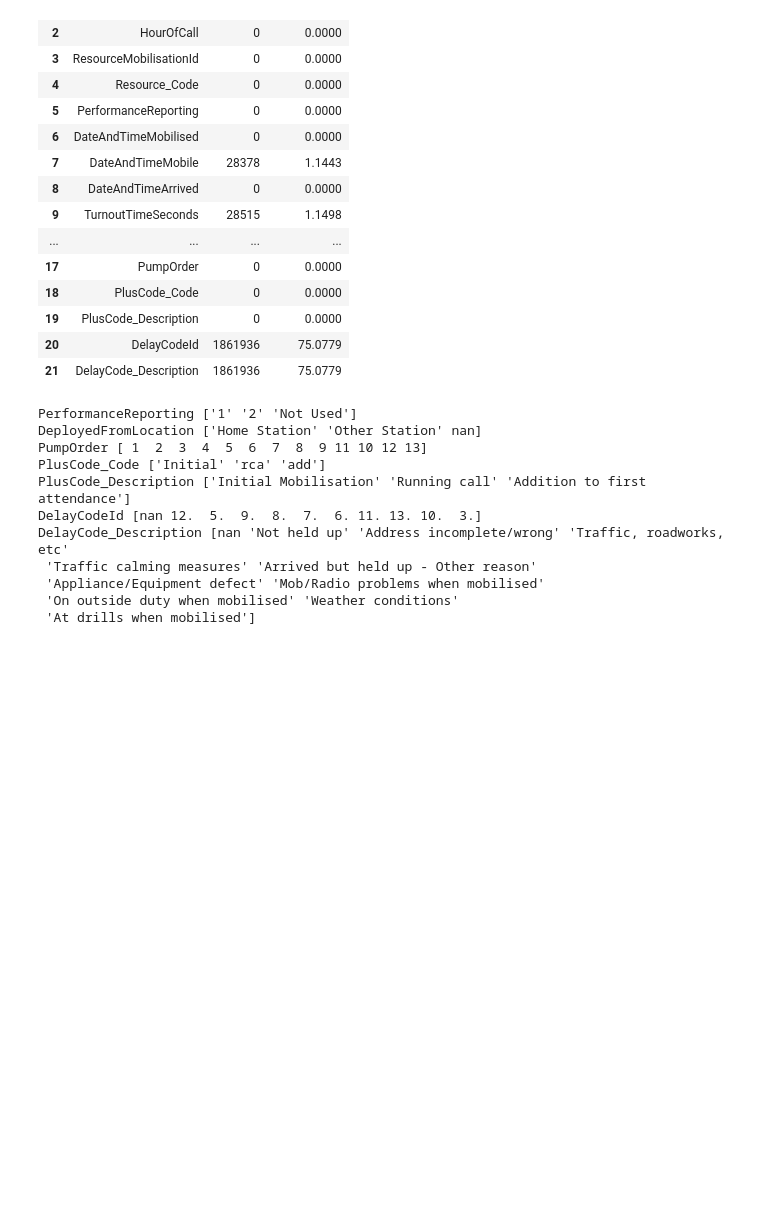
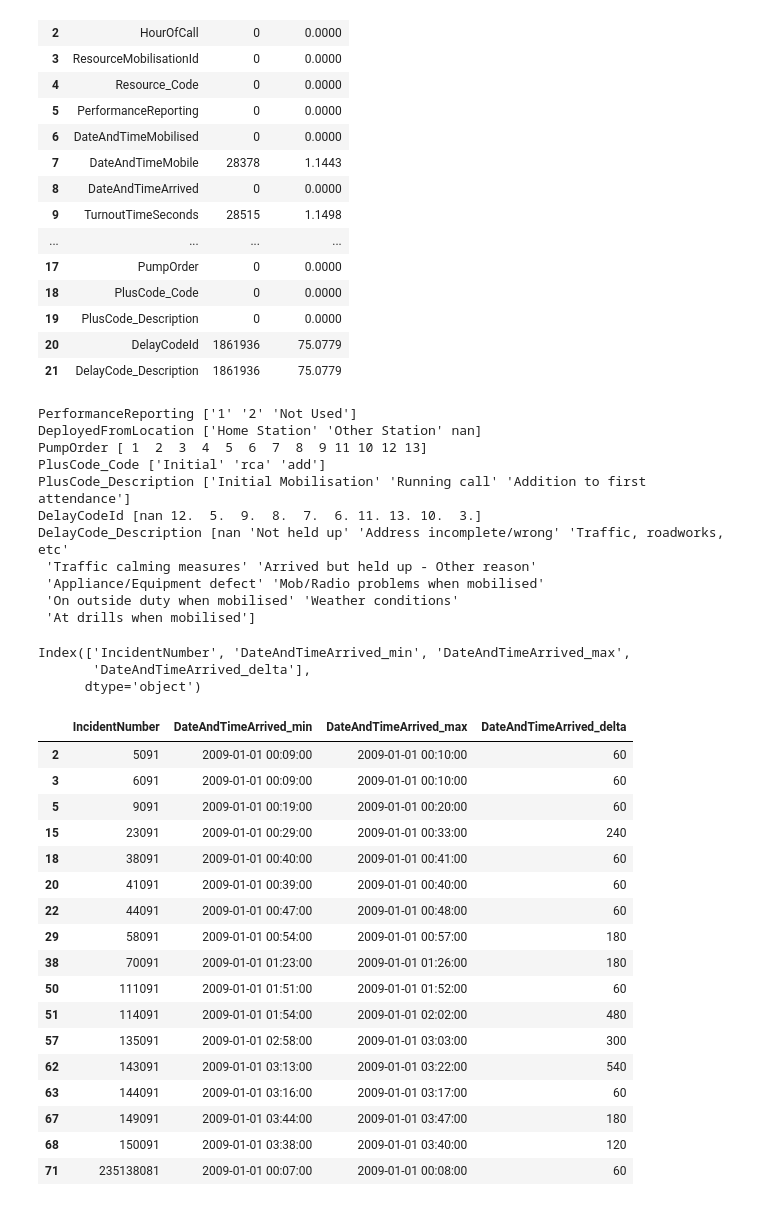
Before and after one commit to ymag-creator/datascientist-project, a Jupyter notebook: notebooks/Explore Mobilisations.ipynb, the cells around one changed output. Saved outputs shown, nothing was run; the diff lists cells and outputs as text; code cells hidden in the pictures; blank space fills up the shorter version.

Commit message:
Merge des lignes de Mobilisations par Incident Number

```diff
--- a/notebooks/Explore Mobilisations.ipynb
+++ b/notebooks/Explore Mobilisations.ipynb
@@ -214,3 +214,57 @@ DelayCode_Description [nan 'Not held up' 'Address incomplete/wrong' 'Traffic, ro
  'Appliance/Equipment defect' 'Mob/Radio problems when mobilised'
  'On outside duty when mobilised' 'Weather conditions'
  'At drills when mobilised']
+# %%
+df.DateAndTimeMobilised = pd.to_datetime(df.DateAndTimeMobilised, format='%d/%m/%Y %H:%M')
+df.DateAndTimeMobile = pd.to_datetime(df.DateAndTimeMobile, format="%d/%m/%Y %H:%M")
+df.DateAndTimeArrived = pd.to_datetime(df.DateAndTimeArrived, format="%d/%m/%Y %H:%M")
+df.DateAndTimeLeft = pd.to_datetime(df.DateAndTimeLeft, format="%d/%m/%Y %H:%M")
+df.DateAndTimeReturned = pd.to_datetime(df.DateAndTimeReturned, format="%d/%m/%Y %H:%M")
+# %%
+delta = lambda dates: (dates.max() - dates.min()).seconds
+
+aggregated = (
+    df.head(100)
+    .groupby("IncidentNumber")
+    .agg(
+        DateAndTimeArrived_min=("DateAndTimeArrived", "min"),
+        DateAndTimeArrived_max=("DateAndTimeArrived", "max"),
+        DateAndTimeArrived_delta=("DateAndTimeArrived", delta),
+    )
+    .reset_index()
+)
+
+
+print(aggregated.columns)
+
+display(aggregated[(aggregated["DateAndTimeArrived_delta"] > 0)])
+
+
+# filtered_groups = aggregated[(aggregated["DateAndTimeArrived_delta"] > 0)].index
+
+# # Appliquer le filtre au DataFrame original
+# filtered_df = df[df["category"].isin(filtered_groups)]
+
+# display(filtered_df)
+# %% [output]
+Index(['IncidentNumber', 'DateAndTimeArrived_min', 'DateAndTimeArrived_max',
+       'DateAndTimeArrived_delta'],
+      dtype='object')
+|  | IncidentNumber | DateAndTimeArrived_min | DateAndTimeArrived_max | DateAndTimeArrived_delta |
+| 2 | 5091 | 2009-01-01 00:09:00 | 2009-01-01 00:10:00 | 60 |
+| 3 | 6091 | 2009-01-01 00:09:00 | 2009-01-01 00:10:00 | 60 |
+| 5 | 9091 | 2009-01-01 00:19:00 | 2009-01-01 00:20:00 | 60 |
+| 15 | 23091 | 2009-01-01 00:29:00 | 2009-01-01 00:33:00 | 240 |
+| 18 | 38091 | 2009-01-01 00:40:00 | 2009-01-01 00:41:00 | 60 |
+| 20 | 41091 | 2009-01-01 00:39:00 | 2009-01-01 00:40:00 | 60 |
+| 22 | 44091 | 2009-01-01 00:47:00 | 2009-01-01 00:48:00 | 60 |
+| 29 | 58091 | 2009-01-01 00:54:00 | 2009-01-01 00:57:00 | 180 |
+| 38 | 70091 | 2009-01-01 01:23:00 | 2009-01-01 01:26:00 | 180 |
+| 50 | 111091 | 2009-01-01 01:51:00 | 2009-01-01 01:52:00 | 60 |
+| 51 | 114091 | 2009-01-01 01:54:00 | 2009-01-01 02:02:00 | 480 |
+| 57 | 135091 | 2009-01-01 02:58:00 | 2009-01-01 03:03:00 | 300 |
+| 62 | 143091 | 2009-01-01 03:13:00 | 2009-01-01 03:22:00 | 540 |
+| 63 | 144091 | 2009-01-01 03:16:00 | 2009-01-01 03:17:00 | 60 |
+| 67 | 149091 | 2009-01-01 03:44:00 | 2009-01-01 03:47:00 | 180 |
+| 68 | 150091 | 2009-01-01 03:38:00 | 2009-01-01 03:40:00 | 120 |
+| 71 | 235138081 | 2009-01-01 00:07:00 | 2009-01-01 00:08:00 | 60 |
```
Also changed, not shown: parts of 3 cells of this notebook, 1 other file.
